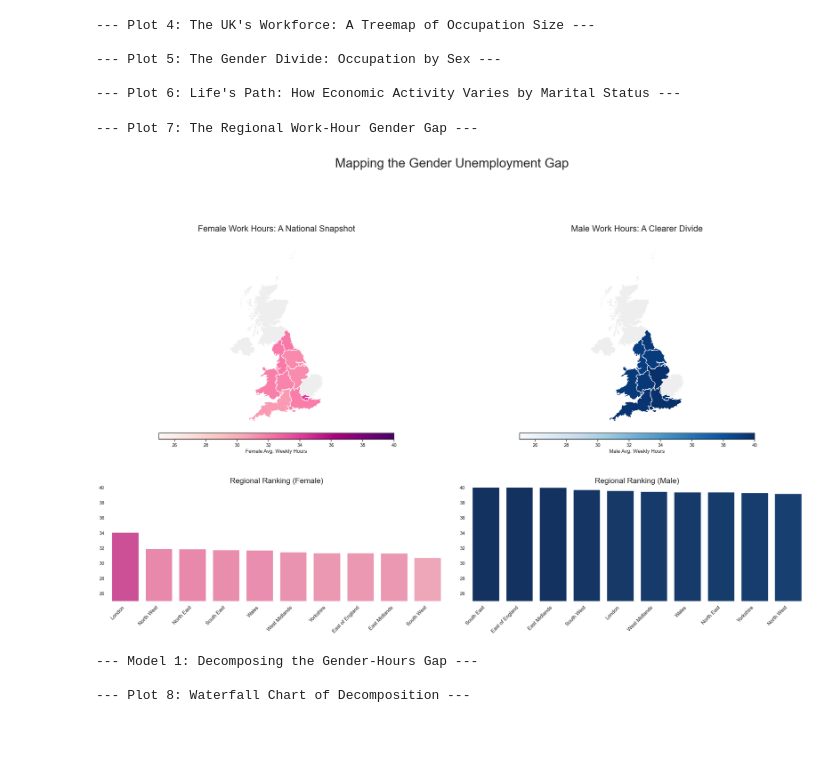
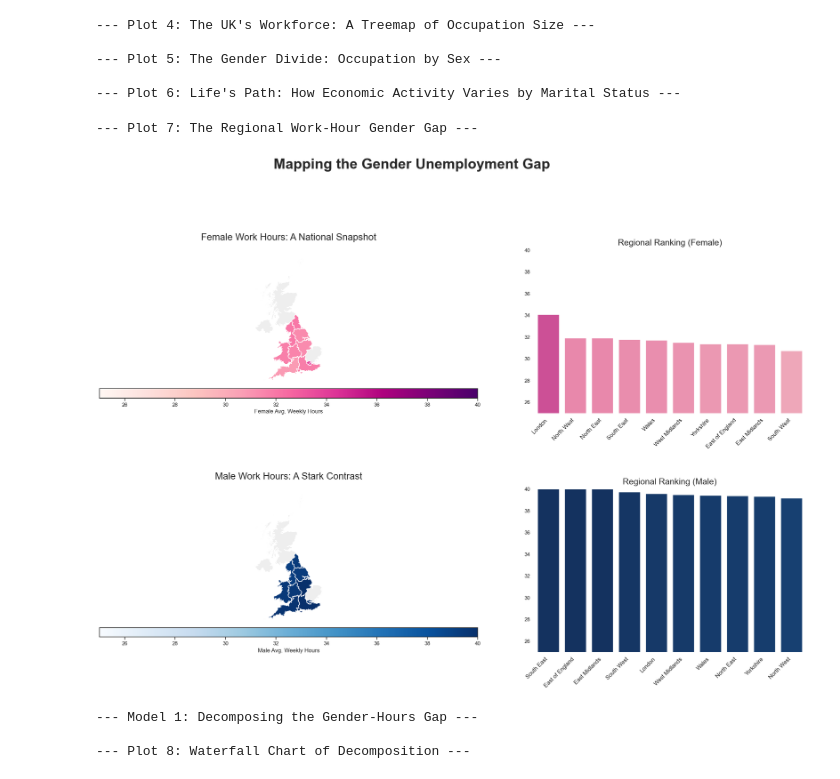
Before and after one commit to sken2002/mind-the-gender-gap-uk-census-analysis, a Jupyter notebook: Group 2 Final Assignment.ipynb, the cells around one changed output. Cells and saved outputs as stored; diff of their text form; code cells hidden in the pictures; blank space fills up the shorter version.

Commit message:
Changes to the python notebook - geospatial graph
Standardizing of Graphs in the notebook to the graphs in the presentation in style and substance

```diff
--- a/Group 2 Final Assignment.ipynb
+++ b/Group 2 Final Assignment.ipynb
@@ -330,7 +330,7 @@ male_bar_colors = [cmap_male(shared_norm(value)) for value in avg_hours_male['Av
 
 # --- Plot the 2x2 Geospatial Dashboard ---
 print("\n--- Plot 7: The Regional Work-Hour Gender Gap ---")
-fig, axes = plt.subplots(2, 2, figsize=(24, 16), gridspec_kw={'height_ratios': [4, 2]})
+fig, axes = plt.subplots(2, 2, figsize=(24, 16), gridspec_kw={'width_ratios': [2, 1],'height_ratios': [3,3]})
 no_data_color, map_edge_color = '#EEEEEE', '#FFFFFF'
 
 legend_properties = {
@@ -353,45 +353,45 @@ ax_map1.set_axis_off()
 ax_map1.set_aspect('equal')
 
 # --- Male Map ---
-ax_map2 = axes[0, 1]
+ax_map2 = axes[1, 0]
 gdf.plot(ax=ax_map2, color=no_data_color, edgecolor=map_edge_color)
 merged_male_hours.dropna(subset=['Avg_Hours_Worked']).plot(
     column='Avg_Hours_Worked', cmap=cmap_male, ax=ax_map2, legend=True,
     legend_kwds={**legend_properties, 'label': 'Male Avg. Weekly Hours'},
     norm=shared_norm
 )
-ax_map2.set_title('Male Work Hours: A Clearer Divide', fontsize=20, pad=10)
+ax_map2.set_title('Male Work Hours: A Stark Contrast', fontsize=20, pad=10)
 ax_map2.set_axis_off()
 ax_map2.set_aspect('equal')
 
 # --- Female Bar ---
-ax_bar1 = axes[1, 0]
+ax_bar1 = axes[0, 1]
 sns.barplot(data=avg_hours_female, x='region', y='Avg_Hours_Worked', ax=ax_bar1, palette=female_bar_colors)
 ax_bar1.set_title('Regional Ranking (Female)', fontsize=18, pad=10)
 ax_bar1.set_ylabel('')
 ax_bar1.set_xlabel('')
 ax_bar1.set_ylim(shared_ylim)
 ax_bar1.tick_params(axis='both', which='both', left=False, bottom=False)
 plt.setp(ax_bar1.get_xticklabels(), rotation=45, ha='right', fontsize=12)
 sns.despine(ax=ax_bar1, left=True, bottom=True, right=True, top=True)
 
 # --- Male Bar ---
 ax_bar2 = axes[1, 1]
 sns.barplot(data=avg_hours_male, x='region', y='Avg_Hours_Worked', ax=ax_bar2, palette=male_bar_colors)
 ax_bar2.set_title('Regional Ranking (Male)', fontsize=18, pad=10)
 ax_bar2.set_ylabel('')
 ax_bar2.set_xlabel('')
 ax_bar2.set_ylim(shared_ylim)
 ax_bar2.tick_params(axis='both', which='both', left=False, bottom=False)
 plt.setp(ax_bar2.get_xticklabels(), rotation=45, ha='right', fontsize=12)
 sns.despine(ax=ax_bar2, left=True, bottom=True, right=True, top=True)
 
-fig.suptitle('Mapping the Gender Unemployment Gap', fontsize=30, y=1.0)
+fig.suptitle('Mapping the Gender Unemployment Gap', fontsize=30, y=1.0, fontweight='bold')
 plt.tight_layout(pad=3.0, h_pad=5.0, rect=[0, 0, 1, 0.95])
 plt.show()
 # %% [output]
 --- Plot 7: The Regional Work-Hour Gender Gap ---
-[figure, old version]
+[figure, new version]
 # %%
 # --- Model 1: Oaxaca-Blinder Decomposition ---
 print("\n--- Model 1: Decomposing the Gender-Hours Gap ---")
```
Also changed, not shown: 1 other file.
